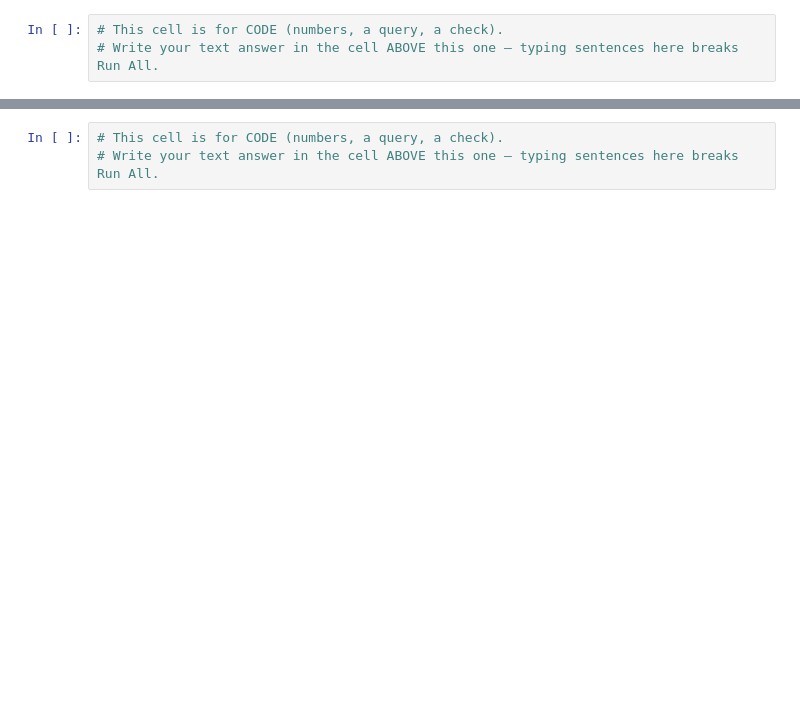
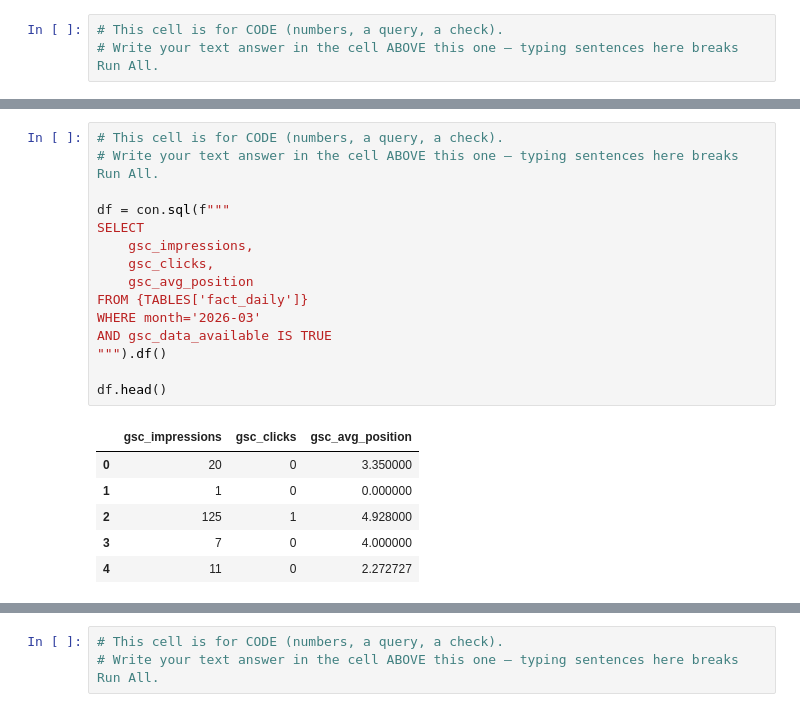
Before and after one commit to ShamirAli55/flyrank-internship, a Jupyter notebook: work/notebooks/w05_model.ipynb, the cells around one changed output, grey strips where cells are left out. Saved outputs shown, nothing was run; the diff lists cells and outputs as text; blank space fills up the shorter version.

```diff
--- a/work/notebooks/w05_model.ipynb
+++ b/work/notebooks/w05_model.ipynb
@@ -19,0 +65,22 @@ This skeleton is yours to fill. Work the sections **in order** — each one has
+# %%
+# This cell is for CODE (numbers, a query, a check).
+# Write your text answer in the cell ABOVE this one — typing sentences here breaks Run All.
+
+df = con.sql(f"""
+SELECT
+    gsc_impressions,
+    gsc_clicks,
+    gsc_avg_position
+FROM {TABLES['fact_daily']}
+WHERE month='2026-03'
+AND gsc_data_available IS TRUE
+""").df()
+
+df.head()
+# %% [output]
+|  | gsc_impressions | gsc_clicks | gsc_avg_position |
+| 0 | 20 | 0 | 3.350000 |
+| 1 | 1 | 0 | 0.000000 |
+| 2 | 125 | 1 | 4.928000 |
+| 3 | 7 | 0 | 4.000000 |
+| 4 | 11 | 0 | 2.272727 |
```
Also changed, not shown: parts of 16 cells of this notebook.
